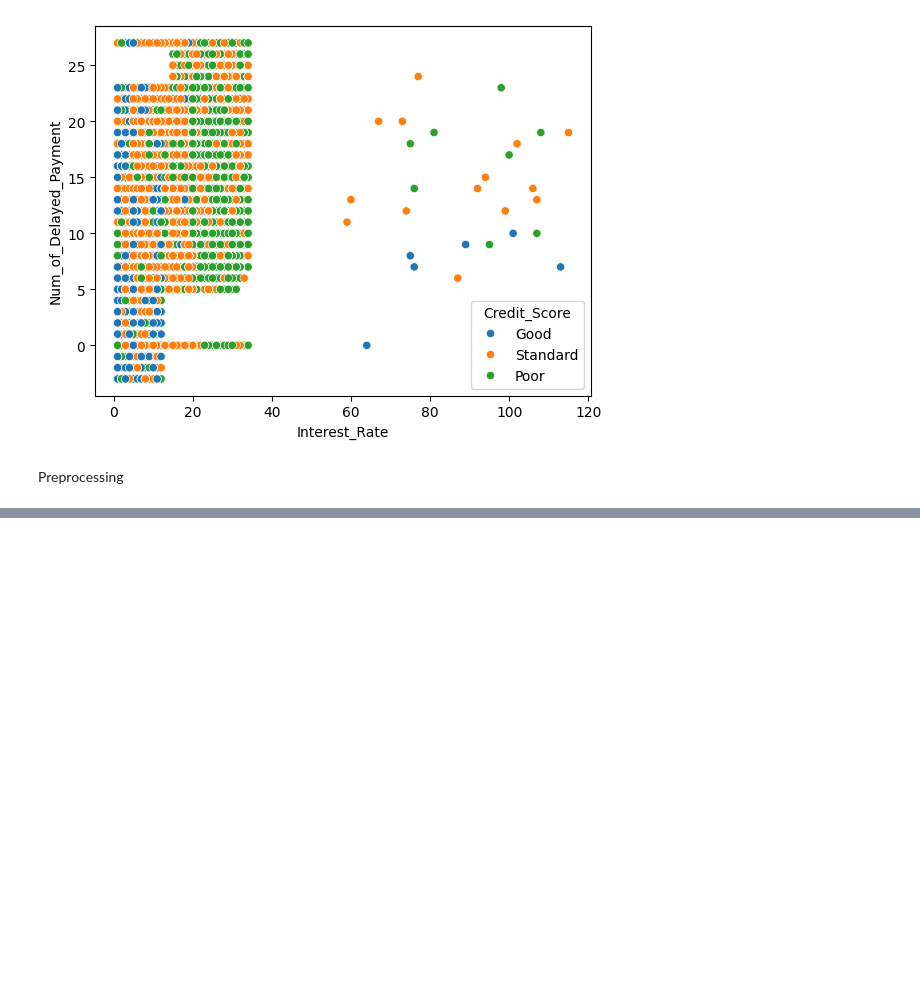
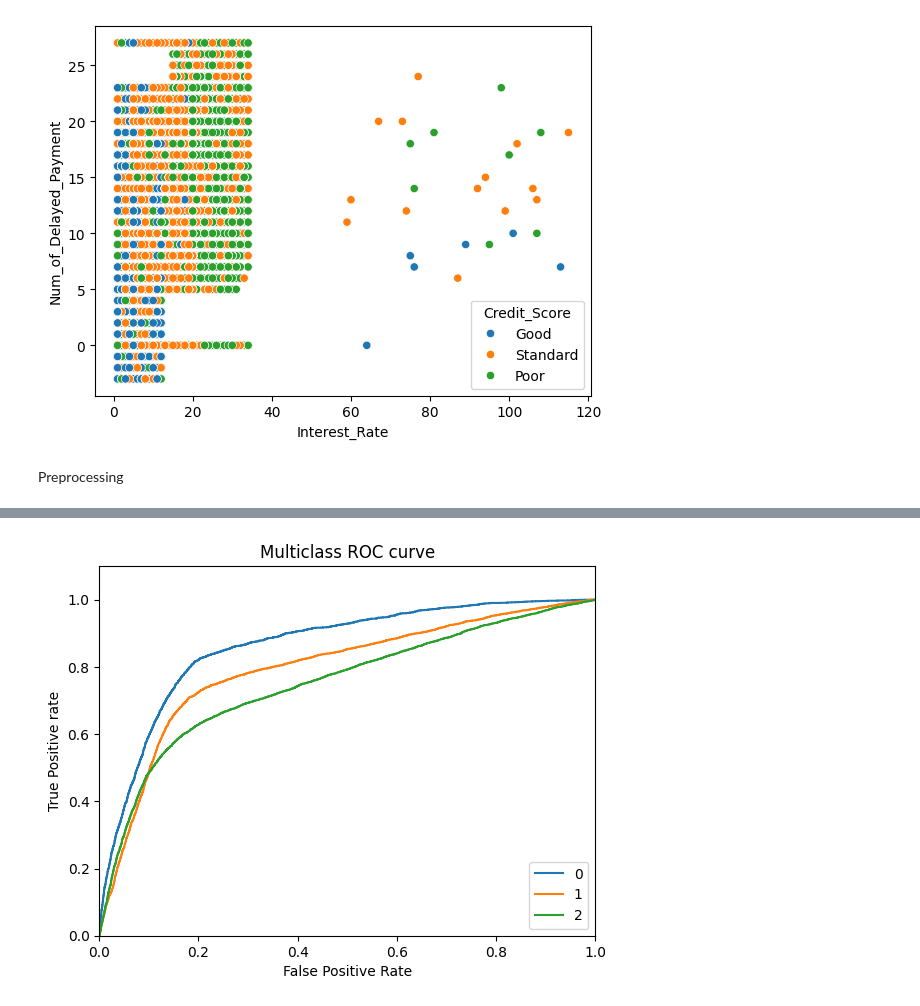
Before and after one commit to rajat184/ML_project, a Jupyter notebook: project.ipynb, the cells around one changed output, grey strips where cells are left out. Cells and saved outputs as stored; diff of their text form; code cells hidden in the pictures; blank space fills up the shorter version.

```diff
--- a/project.ipynb
+++ b/project.ipynb
@@ -620,0 +652,2 @@ train_df.head()
+# %%
+df = pd.read_csv("train_df_cleaned.csv")
@@ -620,0 +690,7 @@ train_df.head()
+# %%
+# logistic regression
+log_reg = LogisticRegression(max_iter=5000)
+log_reg.fit(X_train, y_train)
+y_pred = log_reg.predict(X_test)
+print(accuracy_score(y_test, y_pred))
+print(classification_report(y_test, y_pred))
@@ -620,0 +708,44 @@ train_df.head()
+# %%
+## Reference -> GFG
+import matplotlib.pyplot as plt
+from sklearn.metrics import roc_curve, auc
+from sklearn.preprocessing import label_binarize
+
+fpr = {}
+
+roc_cu = LogisticRegression(max_iter=5000)
+
+uniqueee = np.unique(y_test)
+
+roc_cu.fit(X_train, y_train)
+
+binaryii = label_binarize(y_test, classes=uniqueee)
+
+pred_prob = roc_cu.predict_proba(X_test)
+
+y_pred = roc_cu.predict(X_test)
+roc_auc = dict()
+
+
+tpr = {}
+
+
+for i in range(0, 3):
+    fpr[i], tpr[i], thresh = roc_curve(binaryii[:, i], pred_prob[:, i])
+    ap = 1
+    roc_auc[i] = auc(fpr[i], tpr[i])
+
+    d = 1
+
+    plt.plot(fpr[i], tpr[i], label="%s" % (i))
+
+plt.xlabel("False Positive Rate")
+plt.xlim([0, 1])
+plt.title("Multiclass ROC curve")
+plt.legend(loc="lower right")
+plt.ylabel("True Positive rate")
+plt.ylim([0, 1.1])
+
+plt.show()
+# %% [output]
+[figure, added]
```
Also changed, not shown: parts of 22 cells of this notebook, 2 other files.
